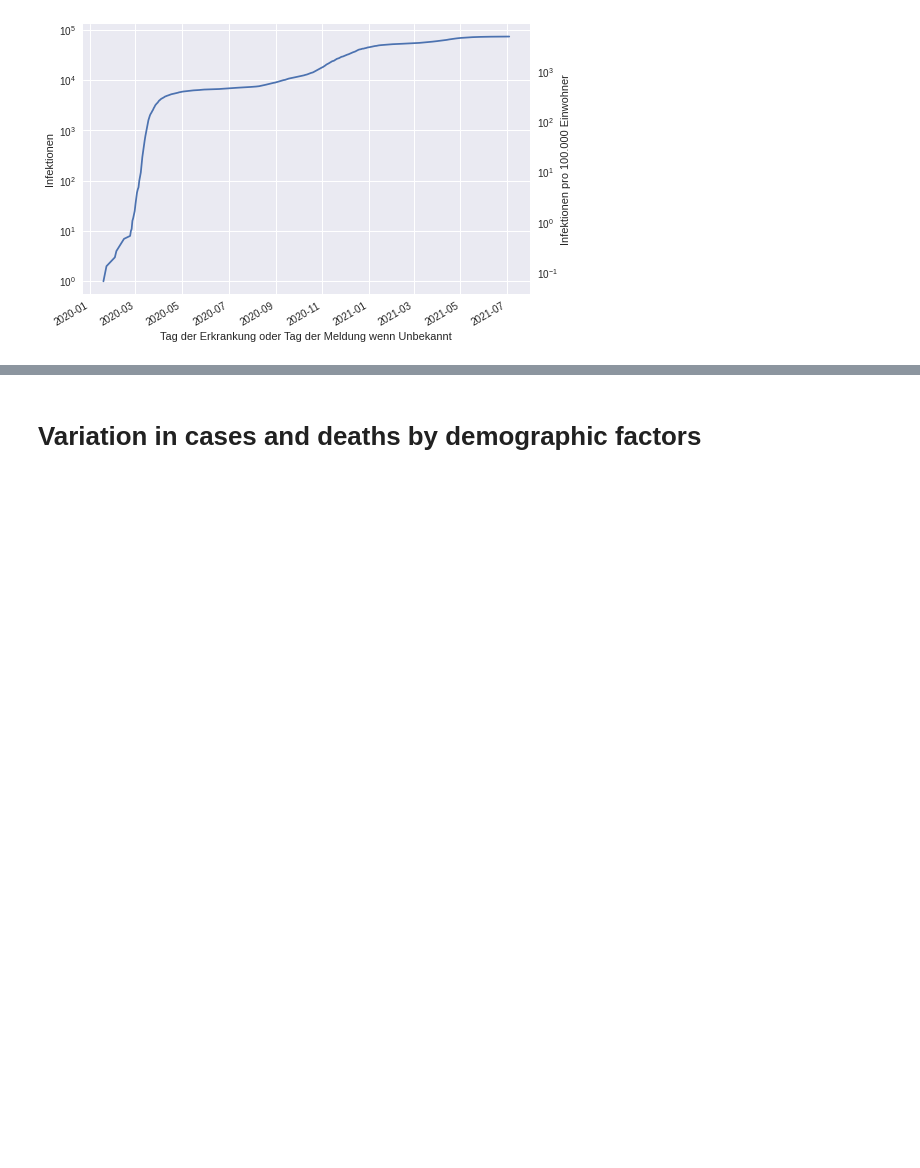
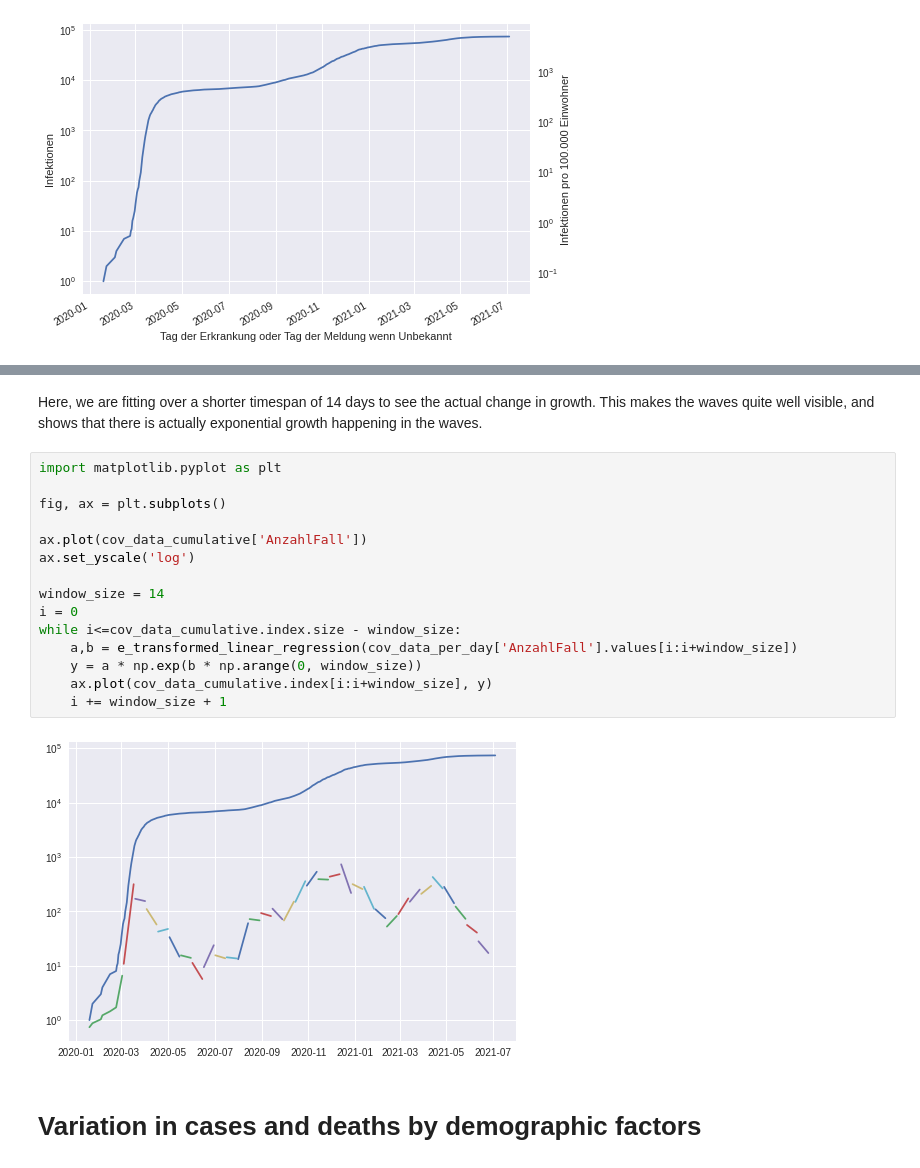
Before and after one commit to zandemax/hm-am-covid-data, a Jupyter notebook: notebook.ipynb, the cells around one changed output, grey strips where cells are left out. Saved outputs shown, nothing was run; the diff lists cells and outputs as text; blank space fills up the shorter version.

```diff
--- a/notebook.ipynb
+++ b/notebook.ipynb
@@ -335,3 +298,22 @@ Erstellen Sie ein doppellogarithmisches Diagramm für diese Werte. Erklären Sie
+# %% [markdown]
+Here, we are fitting over a shorter timespan of 14 days to see the actual change in growth. This makes the waves quite well visible, and shows that there is actually exponential growth happening in the waves.
+# %%
+import matplotlib.pyplot as plt
+
+fig, ax = plt.subplots()
+
+ax.plot(cov_data_cumulative['AnzahlFall'])
+ax.set_yscale('log')
+
+window_size = 14
+i = 0
+while i<=cov_data_cumulative.index.size - window_size:
+    a,b = e_transformed_linear_regression(cov_data_per_day['AnzahlFall'].values[i:i+window_size])
+    y = a * np.exp(b * np.arange(0, window_size))
+    ax.plot(cov_data_cumulative.index[i:i+window_size], y)
+    i += window_size + 1
+# %% [output]
+[figure, added]
 # %% [markdown]
 # Variation in cases and deaths by demographic factors
 # %% [markdown]
```
Also changed, not shown: parts of 14 cells of this notebook.
